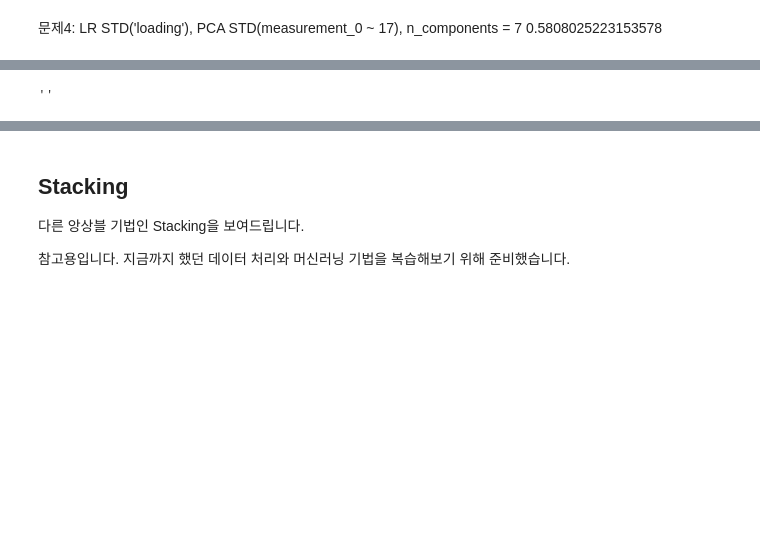
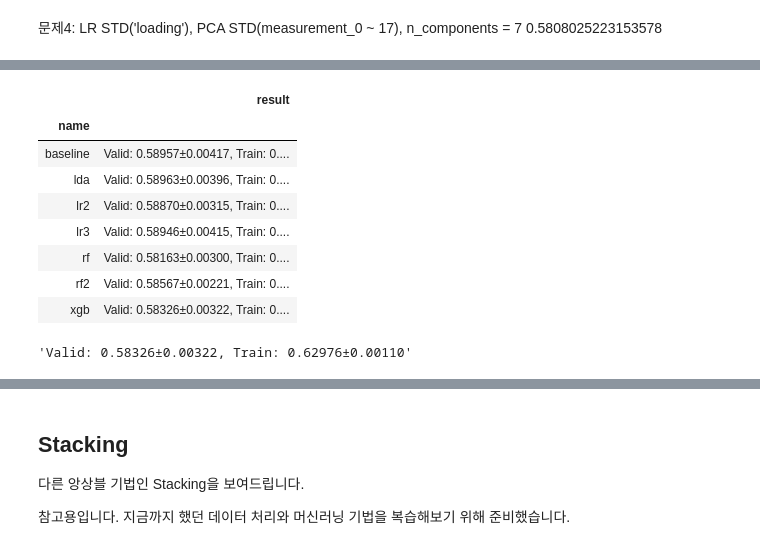
Before and after one commit to sunkusun9/DS_lv3_2503_2, a Jupyter notebook: sec_ds_lv3_prob1_kaggle.ipynb, the cells around one changed output, grey strips where cells are left out. Drawn from its saved outputs; the diff is of its cells as text; code cells hidden in the pictures; blank space fills up the shorter version.

```diff
--- a/sec_ds_lv3_prob1_kaggle.ipynb
+++ b/sec_ds_lv3_prob1_kaggle.ipynb
@@ -140,6 +141,10 @@ df_train[X_mean] = df_train.groupby('product_code')[X_mean]\
             .apply(lambda x: pd.DataFrame(x.fillna(df_mean.loc[x.name]), index=x.index, columns=x.columns))
 df_test[X_mean] = df_test.groupby('product_code')[X_mean]\
             .apply(lambda x: pd.DataFrame(x.fillna(df_mean.loc[x.name]), index=x.index, columns=x.columns))
+
+loading_mean = pd.concat([df_train['loading'], df_test['loading']]).mean()
+df_train['loading'] = df_train['loading'].fillna(loading_mean)
+df_test['loading'] = df_test['loading'].fillna(loading_mean)
 # %%
 df_train['loading_log'] = np.log(df_train['loading'])
 df_test['loading_log'] = np.log(df_test['loading'])
@@ -215,8 +220,8 @@ from sklearn.model_selection import GroupKFold
 from sklearn.metrics import roc_auc_score
 
 gkf = GroupKFold(4)
-
-def eval_model(model_name, model):
+s_hist = list()
+def eval_model(model_name, clf):
     """
         모델의 인스턴스를 받아 검증 결과(AUC) 를 구합니다.
         1. GroupKFold 검증 - df_train, groups - product_code
@@ -225,26 +230,40 @@ def eval_model(model_name, model):
         4. 가장 최근의 수행결과를 보여 주어 선택하는데 활용하도록 합니다.
     Parameters:
         model_name: str, 모델의 이름,
-        model: sklearn object, 모델 인스턴스
+        clf: sklearn object, 모델 인스턴스
     """
-    # TODO-with
-    result = ""
+    result = cross_validate(
+        clf, df_train[X_all], df_train['failure'], groups = df_train['product_code'], scoring = 'roc_auc',
+        cv = gkf, return_train_score = True
+    )
+    result = "Valid: {:.5f}±{:.5f}, Train: {:.5f}±{:.5f}".format(
+        np.mean(result['test_score']), np.std(result['test_score']),
+        np.mean(result['train_score']), np.std(result['train_score']),
+    )
+    s_hist.append(
+        pd.Series([model_name, result], index = ['name', 'result'])
+    )
+    display(pd.DataFrame(s_hist).groupby('name').last())
     return result
 
 # 모델 선택 루틴입니다. (Step 3)
-def select_model(model):
+def select_model(clf):
     """
         1. 전체 학습데이터(df_train)로 학습을 합니다.
         2. df_test에 대한 예측을 합니다.
         3. 예측 결과를 출력양식(id, failure)에 맞춰 csv파일을 만듭니다.
         4. 자가 채점을 위한 예측 결과를 반환합니다.
     Parameters:
-        model: sklearn object, 모델 인스턴스
+        clf: sklearn object, 모델 인스턴스
     Returns: 1차원 np.ndarray
         예측 결과
     """
-    # TODO
-    prd = np.onelike(s_ans)
+    clf.fit(df_train[X_all], df_train['failure'])
+    prd = clf.predict_proba(df_test[X_all])[:, 1]
+    pd.DataFrame({
+        'id': df_test.index,
+        'failure': prd
+    }).to_csv('answer6.csv', index = None)
     return prd
 # %% [markdown]
 # Step2: Baseline 모델을 만듭니다.
@@ -360,17 +443,26 @@ eval_model('rf2', clf_rf2)
 # %%
 # XGB: XGBoost
 import xgboost as xgb
 ct = ColumnTransformer([
     ('pt', 'passthrough', ['loading', 'na_1', 'na_2'] + ['measurement_{}'.format(i) for i in range(18)])
 ])
 # 파라메터 튜닝: subsample - 이상점 / 영향점이 많은 데이터셋에서 조정을 해볼만 합니다.
 clf_xgb = xgb.XGBClassifier(
-    n_estimators=300, learning_rate=0.01, colsample_bytree=0.85, subsample = 1.0 # TODO-with
+    n_estimators=300, learning_rate=0.01, colsample_bytree=0.85, subsample = 0.85
 )
 clf_xgb = make_pipeline(ct, clf_xgb)
 eval_model('xgb', clf_xgb)
 # %% [output]
+|  | result |
+| name |  |
+| baseline | Valid: 0.58957±0.00417, Train: 0.... |
+| lda | Valid: 0.58963±0.00396, Train: 0.... |
+| lr2 | Valid: 0.58870±0.00315, Train: 0.... |
+| lr3 | Valid: 0.58946±0.00415, Train: 0.... |
+| rf | Valid: 0.58163±0.00300, Train: 0.... |
+| rf2 | Valid: 0.58567±0.00221, Train: 0.... |
+| xgb | Valid: 0.58326±0.00322, Train: 0.... |
-''
+'Valid: 0.58326±0.00322, Train: 0.62976±0.00110'
 # %%
 # Voting을 합니다.
 from sklearn.ensemble import VotingClassifier
```
Also changed, not shown: parts of 22 cells of this notebook.
